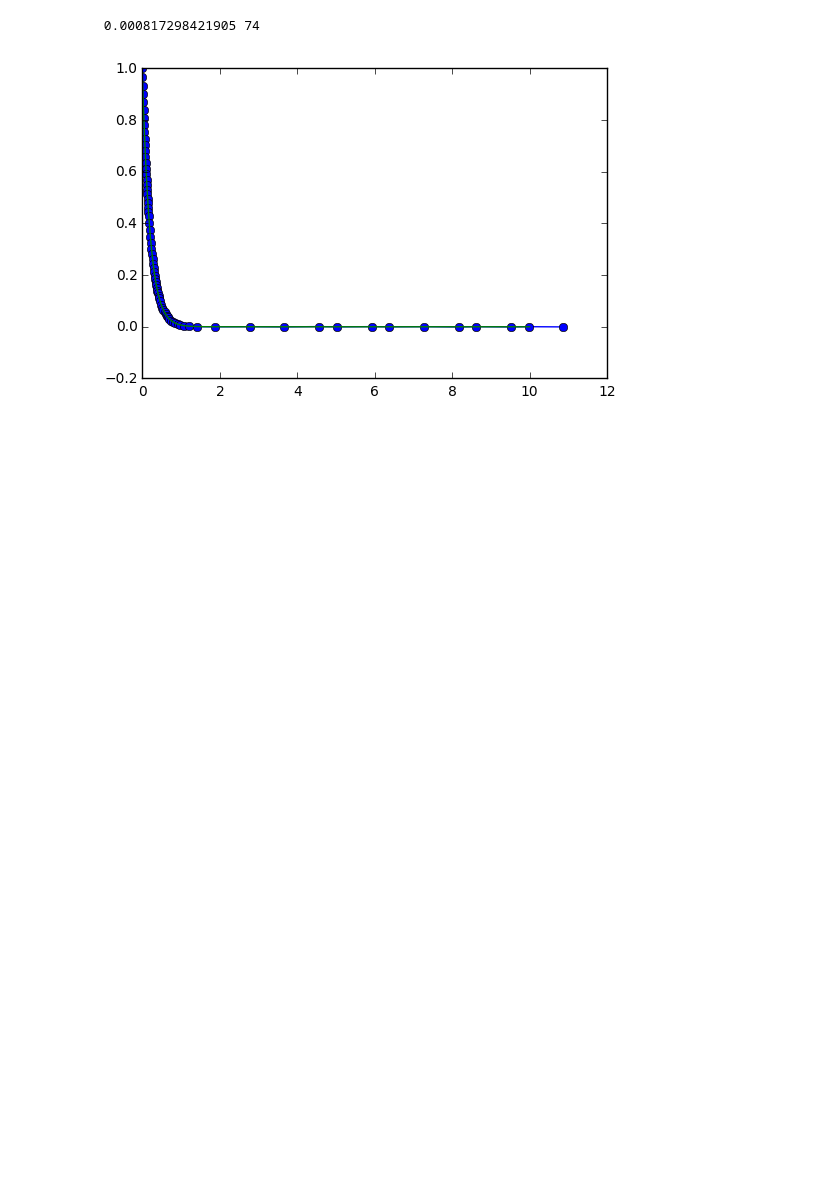
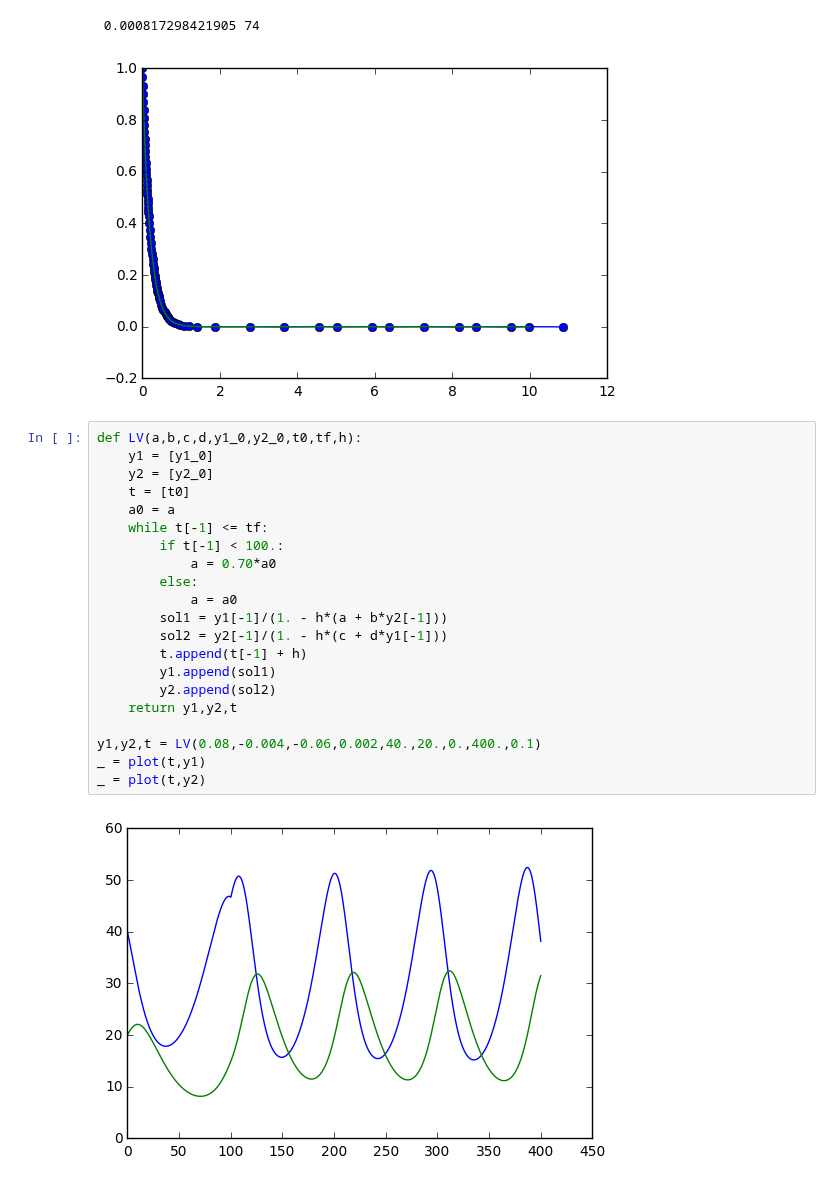
Before and after one commit to sissa/P1.4_seed, a Jupyter notebook: python-lectures/13_ode.ipynb, the cells around one changed output. Saved outputs shown, nothing was run; the diff lists cells and outputs as text; blank space fills up the shorter version.

```diff
--- a/python-lectures/13_ode.ipynb
+++ b/python-lectures/13_ode.ipynb
@@ -169,3 +169,26 @@ print error, len(y)
 # %% [output]
  0.000817298421905 74
 [figure]
+# %%
+def LV(a,b,c,d,y1_0,y2_0,t0,tf,h):
+    y1 = [y1_0]
+    y2 = [y2_0]
+    t = [t0]
+    a0 = a
+    while t[-1] <= tf:
+        if t[-1] < 100.:
+            a = 0.70*a0
+        else:
+            a = a0
+        sol1 = y1[-1]/(1. - h*(a + b*y2[-1]))
+        sol2 = y2[-1]/(1. - h*(c + d*y1[-1]))
+        t.append(t[-1] + h)
+        y1.append(sol1)
+        y2.append(sol2)
+    return y1,y2,t
+
+y1,y2,t = LV(0.08,-0.004,-0.06,0.002,40.,20.,0.,400.,0.1)
+_ = plot(t,y1)
+_ = plot(t,y2)
+# %% [output]
+[figure, added]
```
